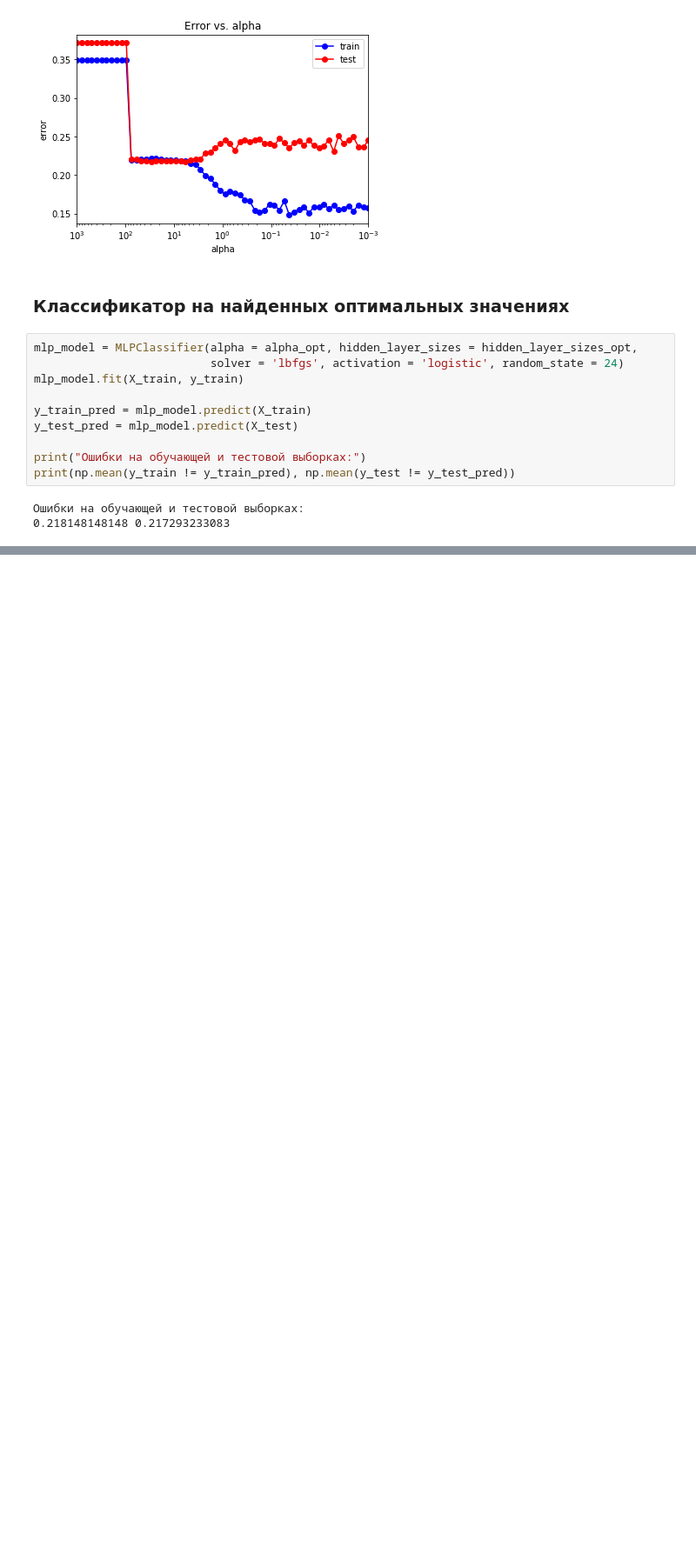
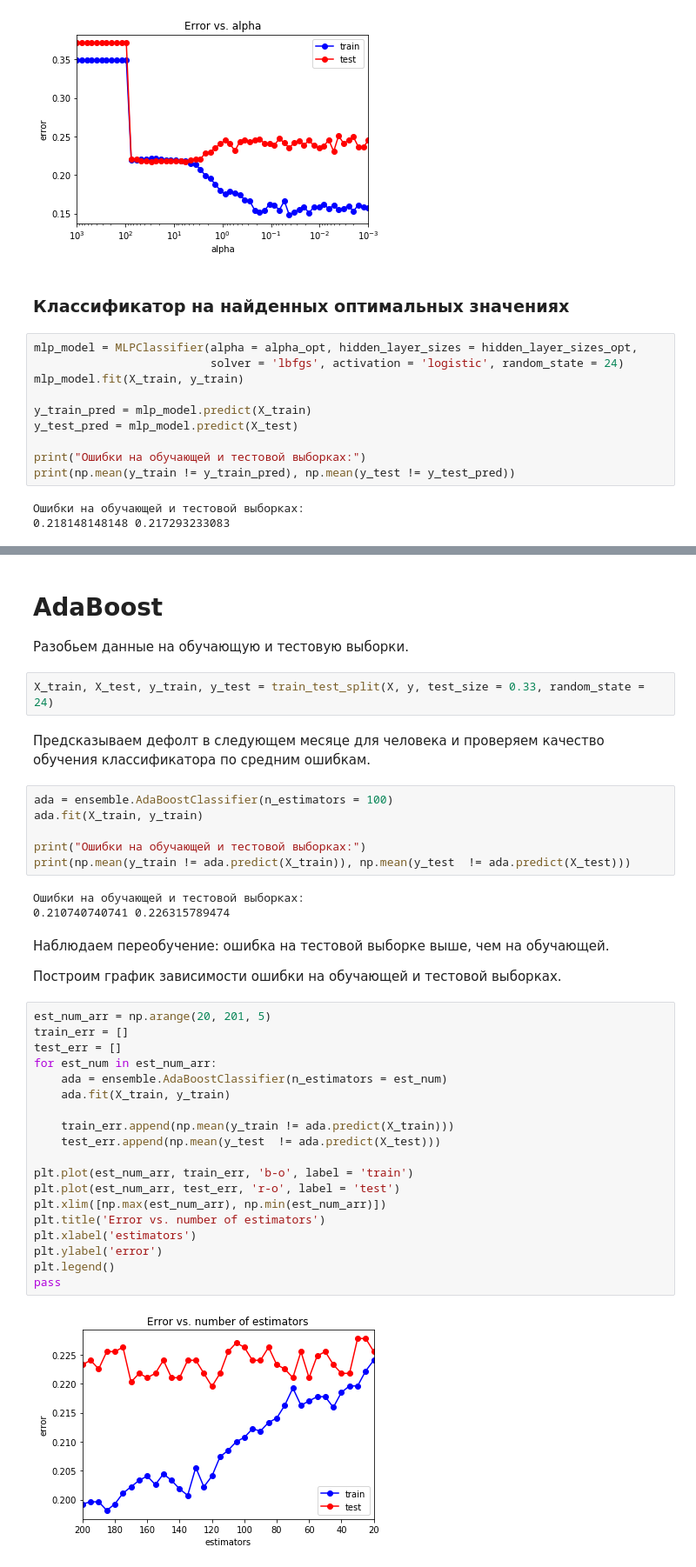
Before and after one commit to cetygamer/MachineLearning, a Jupyter notebook: Task 1/Task 1 - Default of Credit Card Clients.ipynb, the cells around one changed output, grey strips where cells are left out. Shown at 87% size. Cells and saved outputs as stored; diff of their text form; blank space fills up the shorter version.

```diff
--- a/Task 1/Task 1 - Default of Credit Card Clients.ipynb
+++ b/Task 1/Task 1 - Default of Credit Card Clients.ipynb
@@ -533,0 +649,42 @@ print(np.mean(y_train != y_train_pred), np.mean(y_test != y_test_pred))
+# %% [markdown]
+# AdaBoost
+
+Разобьем данные на обучающую и тестовую выборки.
+# %%
+X_train, X_test, y_train, y_test = train_test_split(X, y, test_size = 0.33, random_state = 24)
+# %% [markdown]
+Предсказываем дефолт в следующем месяце для человека и проверяем качество обучения классификатора по средним ошибкам.
+# %%
+ada = ensemble.AdaBoostClassifier(n_estimators = 100)
+ada.fit(X_train, y_train)
+
+print("Ошибки на обучающей и тестовой выборках:")
+print(np.mean(y_train != ada.predict(X_train)), np.mean(y_test  != ada.predict(X_test)))
+# %% [output]
+Ошибки на обучающей и тестовой выборках:
+0.210740740741 0.226315789474
+# %% [markdown]
+Наблюдаем переобучение: ошибка на тестовой выборке выше, чем на обучающей.
+
+Построим график зависимости ошибки на обучающей и тестовой выборках.
+# %%
+est_num_arr = np.arange(20, 201, 5)
+train_err = []
+test_err = []
+for est_num in est_num_arr:
+    ada = ensemble.AdaBoostClassifier(n_estimators = est_num)
+    ada.fit(X_train, y_train)
+
+    train_err.append(np.mean(y_train != ada.predict(X_train)))
+    test_err.append(np.mean(y_test  != ada.predict(X_test)))
+
+plt.plot(est_num_arr, train_err, 'b-o', label = 'train')
+plt.plot(est_num_arr, test_err, 'r-o', label = 'test')
+plt.xlim([np.max(est_num_arr), np.min(est_num_arr)])
+plt.title('Error vs. number of estimators')
+plt.xlabel('estimators')
+plt.ylabel('error')
+plt.legend()
+pass
+# %% [output]
+[figure, added]
```
Also changed, not shown: parts of 27 cells of this notebook.
